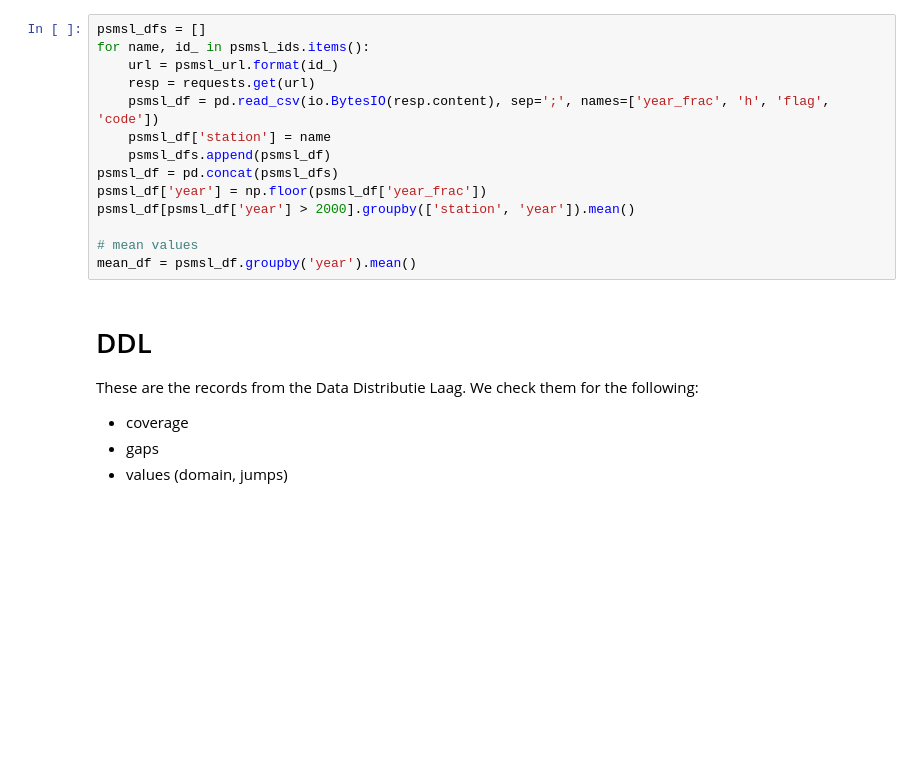
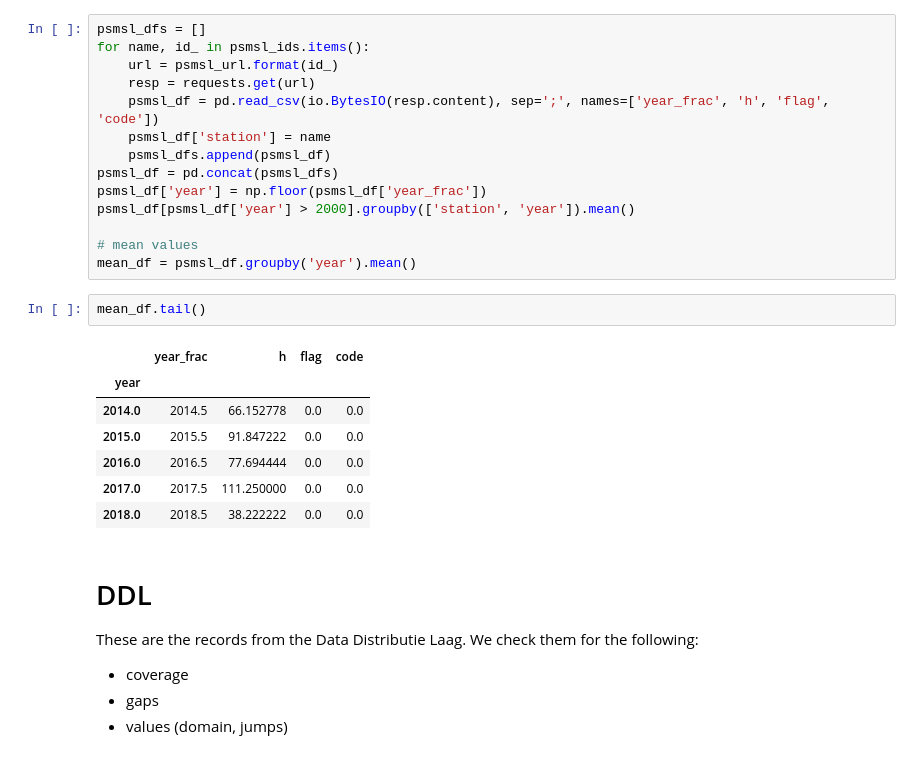
Before and after one commit to openearth/sealevel, a Jupyter notebook: notebooks/validation/current year validation.ipynb, the cells around one changed output. Saved outputs shown, nothing was run; the diff lists cells and outputs as text; blank space fills up the shorter version.

```diff
--- a/notebooks/validation/current year validation.ipynb
+++ b/notebooks/validation/current year validation.ipynb
@@ -131,6 +136,16 @@ psmsl_df[psmsl_df['year'] > 2000].groupby(['station', 'year']).mean()
 
 # mean values
 mean_df = psmsl_df.groupby('year').mean()
+# %%
+mean_df.tail()
+# %% [output]
+|  | year_frac | h | flag | code |
+| year |  |  |  |  |
+| 2014.0 | 2014.5 | 66.152778 | 0.0 | 0.0 |
+| 2015.0 | 2015.5 | 91.847222 | 0.0 | 0.0 |
+| 2016.0 | 2016.5 | 77.694444 | 0.0 | 0.0 |
+| 2017.0 | 2017.5 | 111.250000 | 0.0 | 0.0 |
+| 2018.0 | 2018.5 | 38.222222 | 0.0 | 0.0 |
 # %% [markdown]
 # DDL
 These are the records from the Data Distributie Laag. We check them for the following:
```
Also changed, not shown: parts of 11 cells of this notebook.
